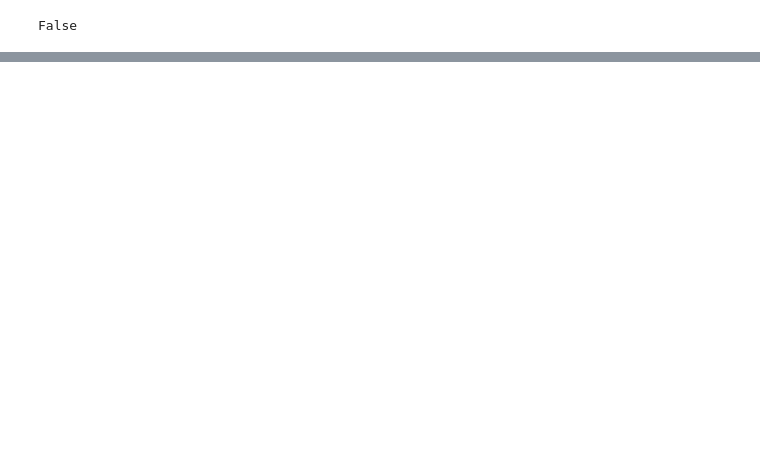
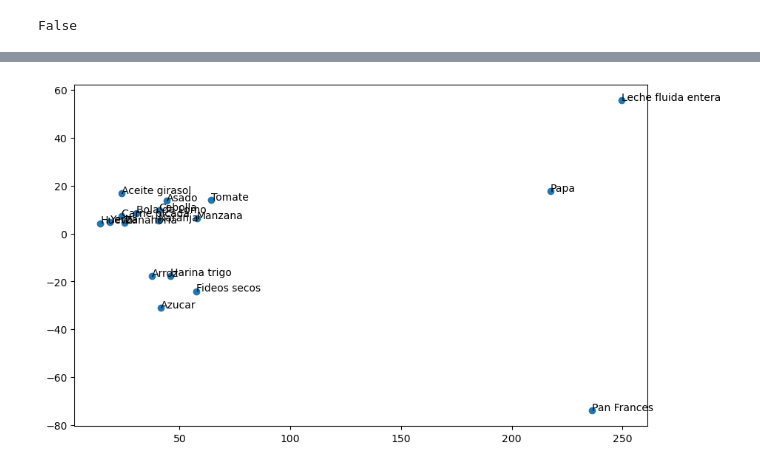
Before and after one commit to manuelgutman/ptalc2, a Jupyter notebook: funciones.ipynb, the cells around one changed output, grey strips where cells are left out. Cells and saved outputs as stored; diff of their text form; code cells hidden in the pictures; blank space fills up the shorter version.

```diff
--- a/funciones.ipynb
+++ b/funciones.ipynb
@@ -50,0 +120,24 @@ False
+# %%
+
+
+def graficar_componentes_principales(df: pd.DataFrame, lista: list):
+    D, V, datos_centrados, varianza_explicada, nombres = calculoACP_por_fila(df)
+
+    # Proyectar los datos centrados en los dos primeros componentes principales
+    proyecciones = np.dot(datos_centrados, V[:, :2])
+
+    # Filtrar las proyecciones para incluir solo los nombres en la lista
+    mask = np.isin(nombres, lista)
+    proyecciones_filtradas = proyecciones[mask]
+    nombres_filtrados = nombres[mask]
+
+    # Crear el gráfico
+    plt.figure(figsize=(10, 6))
+    plt.scatter(proyecciones_filtradas[:, 0], proyecciones_filtradas[:, 1])
+
+    for i, nombre in enumerate(nombres_filtrados):
+        plt.annotate(nombre, (proyecciones_filtradas[i, 0], proyecciones_filtradas[i, 1]))
+
+graficar_componentes_principales(tabla_nutricional, nombres_productos)
+# %% [output]
+[figure, added]
```
Also changed, not shown: parts of 4 cells of this notebook.
